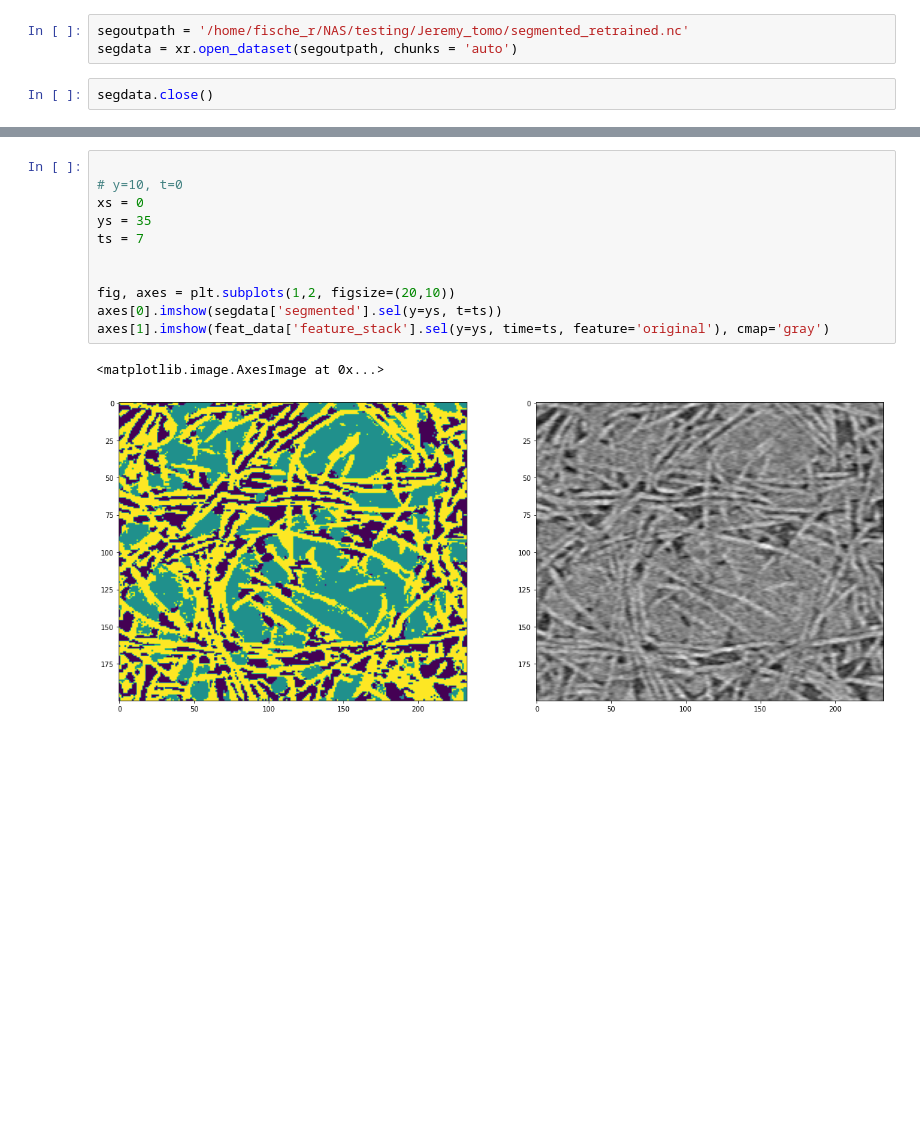
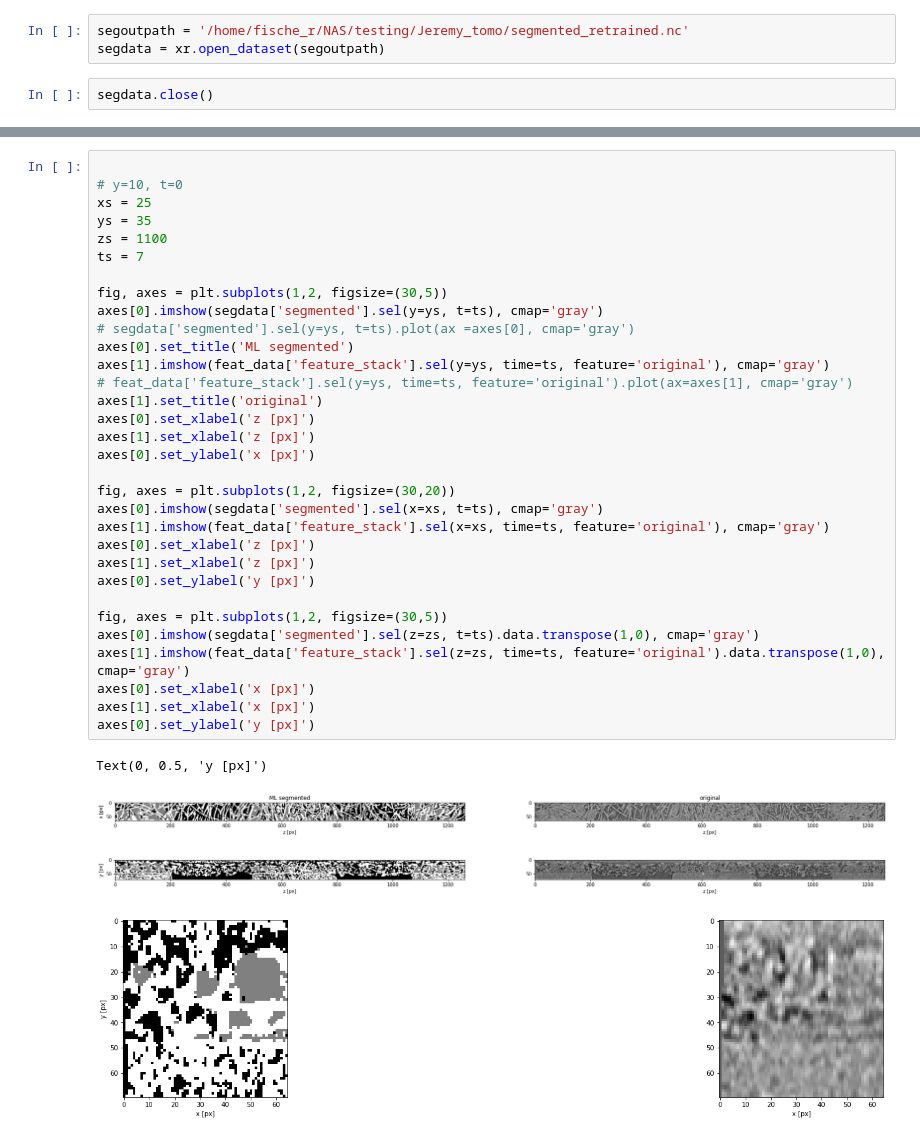
Before and after one commit to Pescatore23/pytrainseg, a Jupyter notebook: pyTMLS_3+1D_test_jeremy_data.ipynb, the cells around one changed output, grey strips where cells are left out. Drawn from its saved outputs; the diff is of its cells as text; blank space fills up the shorter version.

```diff
--- a/pyTMLS_3+1D_test_jeremy_data.ipynb
+++ b/pyTMLS_3+1D_test_jeremy_data.ipynb
@@ -878,6 +893,6 @@ segoutpath = '/home/fische_r/NAS/testing/Jeremy_tomo/segmented_large.nc'
 segdata.to_netcdf(segoutpath)
 # %%
 segoutpath = '/home/fische_r/NAS/testing/Jeremy_tomo/segmented_retrained.nc'
-segdata = xr.open_dataset(segoutpath, chunks = 'auto')
+segdata = xr.open_dataset(segoutpath)
 # %%
 segdata.close()
@@ -884,14 +902,37 @@ segdata.close()
 # %%
 
 # y=10, t=0
-xs = 0
+xs = 25
 ys = 35
+zs = 1100
 ts = 7
 
+fig, axes = plt.subplots(1,2, figsize=(30,5))
+axes[0].imshow(segdata['segmented'].sel(y=ys, t=ts), cmap='gray')
+# segdata['segmented'].sel(y=ys, t=ts).plot(ax =axes[0], cmap='gray')
+axes[0].set_title('ML segmented')
+axes[1].imshow(feat_data['feature_stack'].sel(y=ys, time=ts, feature='original'), cmap='gray')
+# feat_data['feature_stack'].sel(y=ys, time=ts, feature='original').plot(ax=axes[1], cmap='gray')
+axes[1].set_title('original')
+axes[0].set_xlabel('z [px]')
+axes[1].set_xlabel('z [px]')
+axes[0].set_ylabel('x [px]')
 
-fig, axes = plt.subplots(1,2, figsize=(20,10))
-axes[0].imshow(segdata['segmented'].sel(y=ys, t=ts))
-axes[1].imshow(feat_data['feature_stack'].sel(y=ys, time=ts, feature='original'), cmap='gray')
+fig, axes = plt.subplots(1,2, figsize=(30,20))
+axes[0].imshow(segdata['segmented'].sel(x=xs, t=ts), cmap='gray')
+axes[1].imshow(feat_data['feature_stack'].sel(x=xs, time=ts, feature='original'), cmap='gray')
+axes[0].set_xlabel('z [px]')
+axes[1].set_xlabel('z [px]')
+axes[0].set_ylabel('y [px]')
+
+fig, axes = plt.subplots(1,2, figsize=(30,5))
+axes[0].imshow(segdata['segmented'].sel(z=zs, t=ts).data.transpose(1,0), cmap='gray')
+axes[1].imshow(feat_data['feature_stack'].sel(z=zs, time=ts, feature='original').data.transpose(1,0), cmap='gray')
+axes[0].set_xlabel('x [px]')
+axes[1].set_xlabel('x [px]')
+axes[0].set_ylabel('y [px]')
 # %% [output]
-<matplotlib.image.AxesImage at 0x...>
+Text(0, 0.5, 'y [px]')
-[figure, old version]
+[figure, new version]
+[figure, added]
+[figure, added]
```
Also changed, not shown: parts of 5 cells of this notebook.
